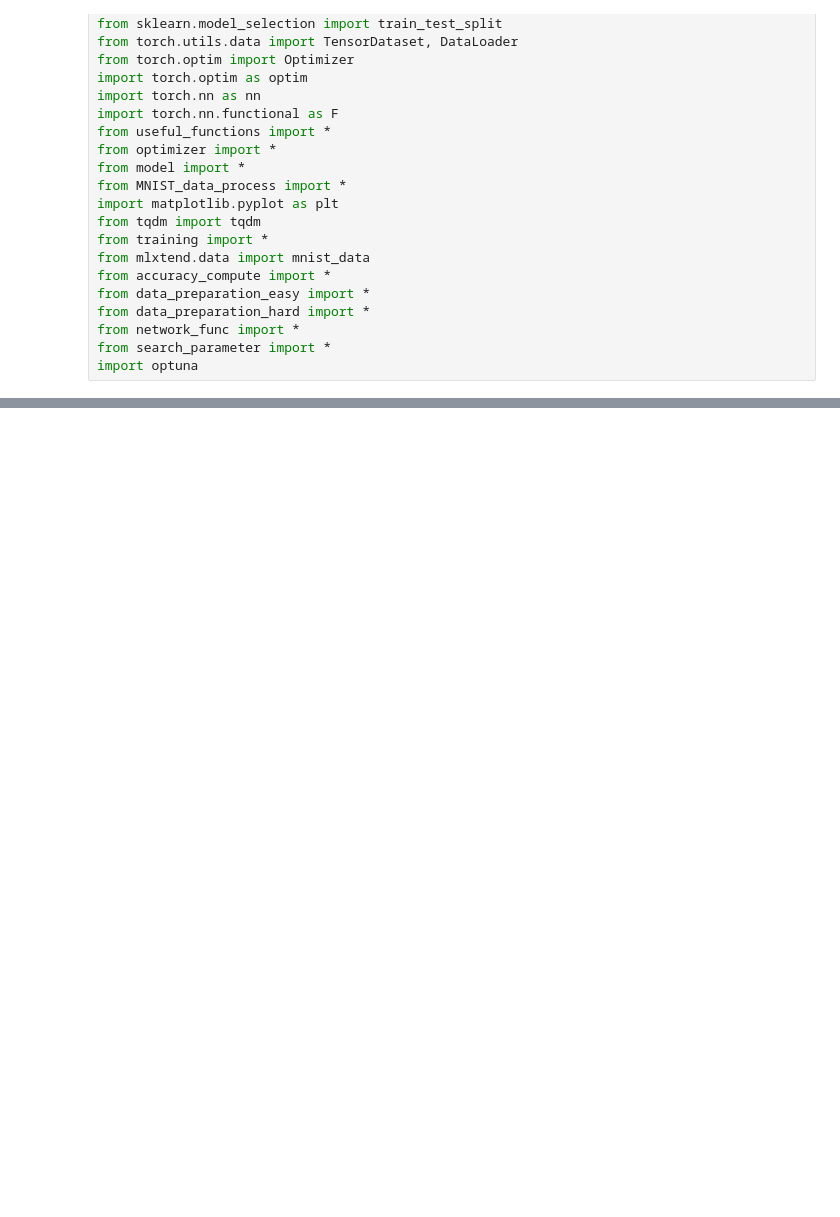
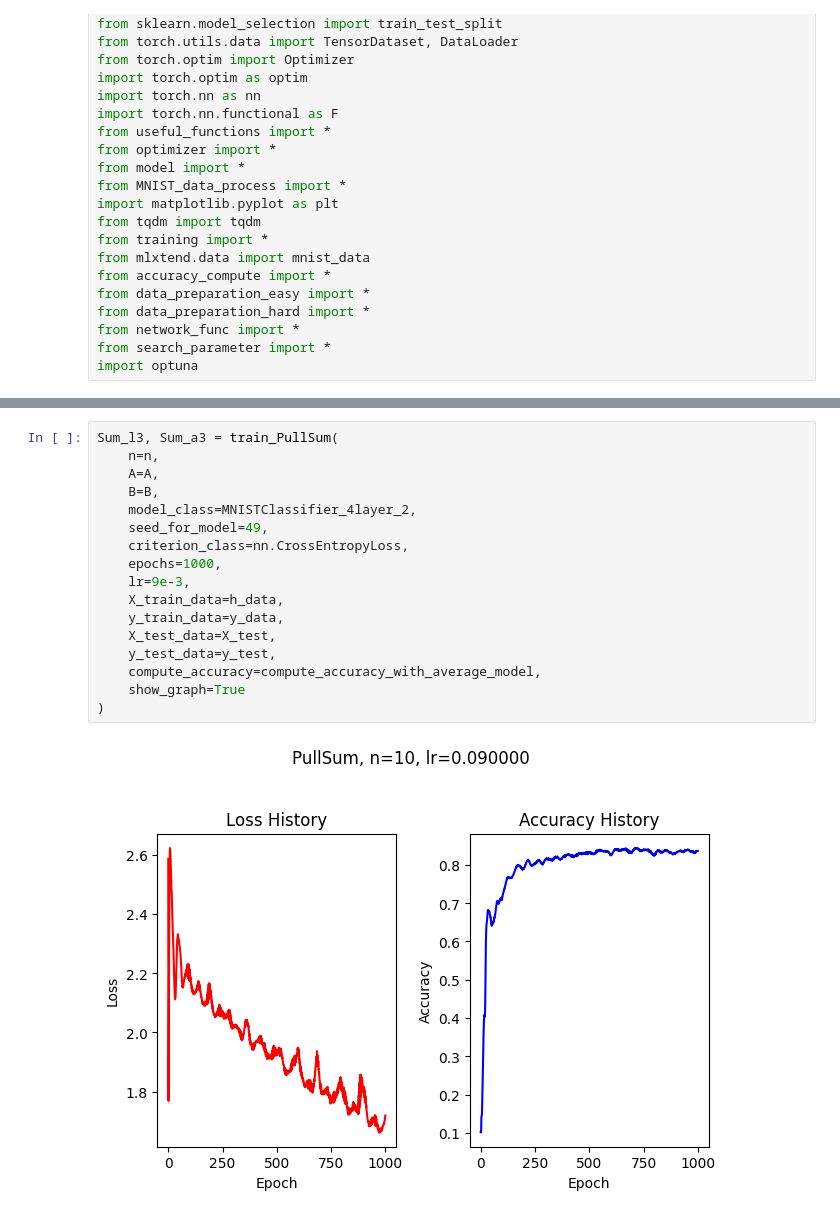
Before and after one commit to Luoxiaogan/PullSum_MNIST, a Jupyter notebook: code/神经网络实验/MNIST最终实验/实验部分/环状图, 10节点, 大异质性.ipynb, the cells around one changed output, grey strips where cells are left out. Drawn from its saved outputs; the diff is of its cells as text; blank space fills up the shorter version.

```diff
--- a/code/神经网络实验/MNIST最终实验/实验部分/环状图, 10节点, 大异质性.ipynb
+++ b/code/神经网络实验/MNIST最终实验/实验部分/环状图, 10节点, 大异质性.ipynb
@@ -66,0 +72,19 @@ Sum_ll1, Sum_aa1= train_PullSum(
+# %%
+Sum_l3, Sum_a3 = train_PullSum(
+    n=n,
+    A=A,
+    B=B,
+    model_class=MNISTClassifier_4layer_2,
+    seed_for_model=49,
+    criterion_class=nn.CrossEntropyLoss,
+    epochs=1000,
+    lr=9e-3,
+    X_train_data=h_data,
+    y_train_data=y_data,
+    X_test_data=X_test,
+    y_test_data=y_test,
+    compute_accuracy=compute_accuracy_with_average_model,
+    show_graph=True
+)
+# %% [output]
+[figure, added]
```
Also changed, not shown: parts of 14 cells of this notebook.
